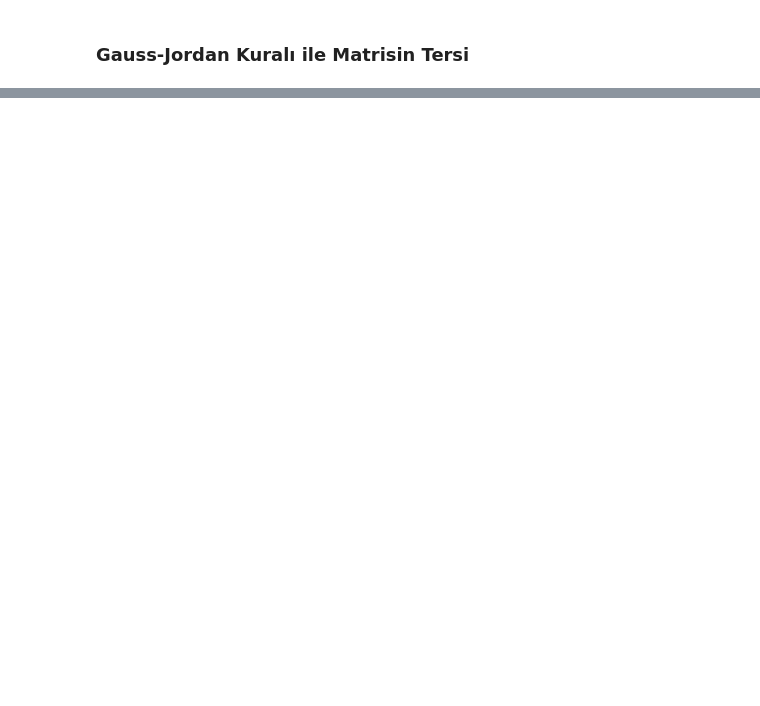
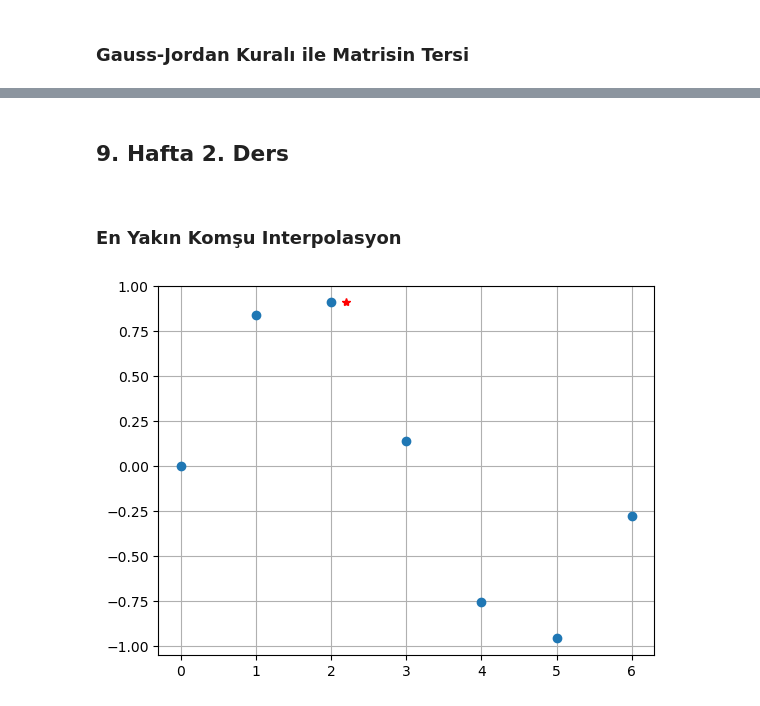
Before and after one commit to ZiyaKolcu/Sayisal-Cozumleme-Jupyter-Notebook, a Jupyter notebook: sayisal_cozumleme.ipynb, the cells around one changed output, grey strips where cells are left out. Cells and saved outputs as stored; diff of their text form; code cells hidden in the pictures; blank space fills up the shorter version.

Commit message:
added 9. hafta 2. ders

```diff
--- a/sayisal_cozumleme.ipynb
+++ b/sayisal_cozumleme.ipynb
@@ -1690,0 +1698,17 @@ np.linalg.inv() ile Matrsin Tersi:
+# %%
+def inverse_with_lu(a):
+    n = a.shape[0]
+    t = np.zeros((n, n))
+    I = np.eye(n)
+
+    for j in range(n):
+        t[:, j] = solve_with_lu(a, I[:, j])
+
+    return t
+
+n = 3
+a = np.random.uniform(0, 3, size=(n, n))
+t = inverse_with_lu(a.copy())
+print("A Matrisi: \n", a)
+print("LU Ayrışım ile Matrisin Tersi: \n", t)
+print("np.linalg.inv() ile Matrsin Tersi: \n", np.linalg.inv(a))
@@ -1690,0 +1728,33 @@ np.linalg.inv() ile Matrsin Tersi:
+# %% [markdown]
+<div id="9.2">
+<h2>9. Hafta 2. Ders</h2>
+</div>
+# %% [markdown]
+### En Yakın Komşu Interpolasyon
+# %%
+def nearest_neighbor_interpolation(xa, x, y):
+    n = x.size
+    d = 1e6
+    I = 0
+    for i in range(n):
+        d1 = np.sqrt((x[i] - xa) ** 2)
+        if d1 < d:
+            d = d1
+            I = i
+
+    ya = y[I]
+    return ya
+
+
+x = np.linspace(0, 6, 7)
+y = np.sin(x)
+xa = 2.2
+ya = nearest_neighbor_interpolation(xa, x, y)
+
+plt.figure()
+plt.plot(x, y, "o")
+plt.plot(xa, ya, "r*")
+plt.grid(True)
+plt.show()
+# %% [output]
+[figure, added]
```
Also changed, not shown: parts of 33 cells of this notebook.
